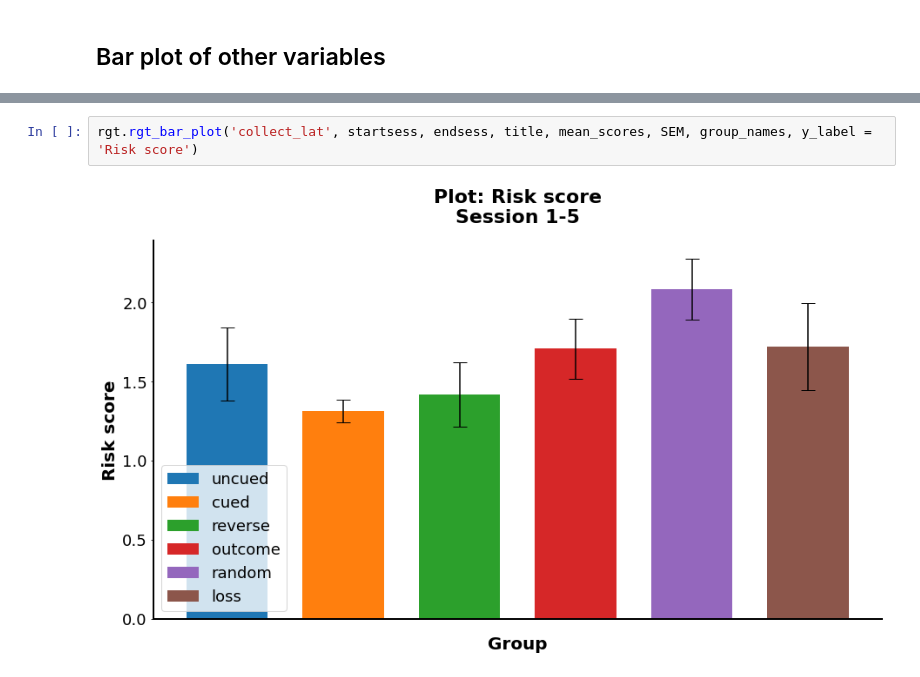
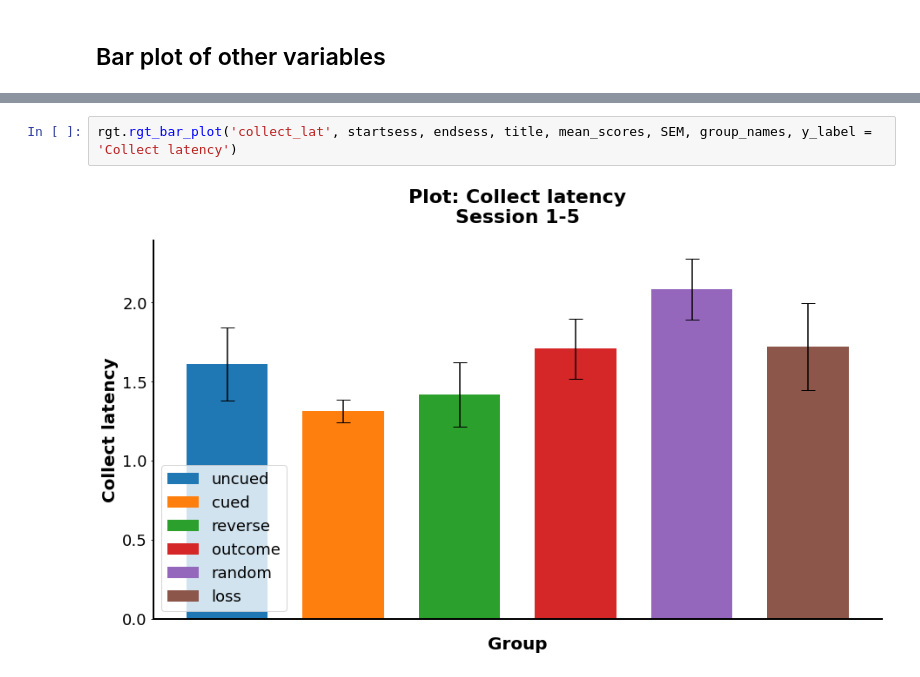
Before and after one commit to deckyblue/sparklyRGT, a Jupyter notebook: sparklyRGT_tutorial/used_templates/sparklyRGT_template_2-rgt-variants.ipynb, the cells around one changed output, grey strips where cells are left out. Drawn from its saved outputs; the diff is of its cells as text.

```diff
--- a/sparklyRGT_tutorial/used_templates/sparklyRGT_template_2-rgt-variants.ipynb
+++ b/sparklyRGT_tutorial/used_templates/sparklyRGT_template_2-rgt-variants.ipynb
@@ -215,4 +256,4 @@ rgt.rgt_bar_plot('choice_lat', startsess, endsess, title, mean_scores, SEM, grou
 # %%
-rgt.rgt_bar_plot('collect_lat', startsess, endsess, title, mean_scores, SEM, group_names, y_label = 'Risk score')
+rgt.rgt_bar_plot('collect_lat', startsess, endsess, title, mean_scores, SEM, group_names, y_label = 'Collect latency')
 # %% [output]
-[figure, old version]
+[figure, new version]
```
Also changed, not shown: parts of 13 cells of this notebook, 2 other files.
